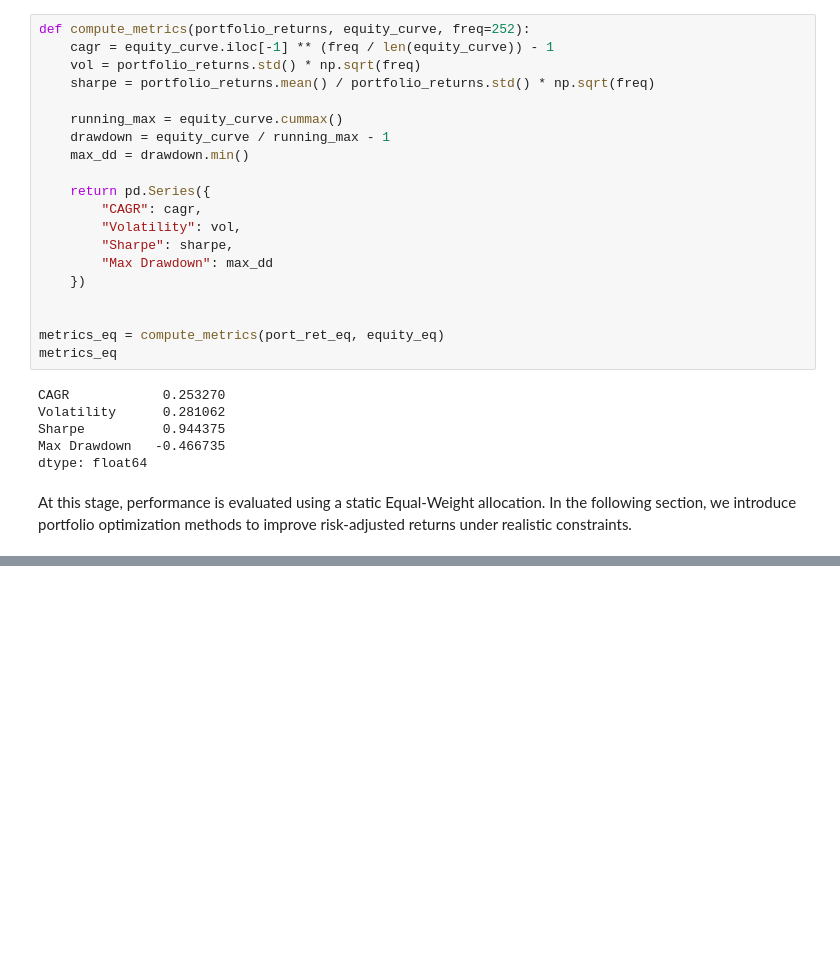
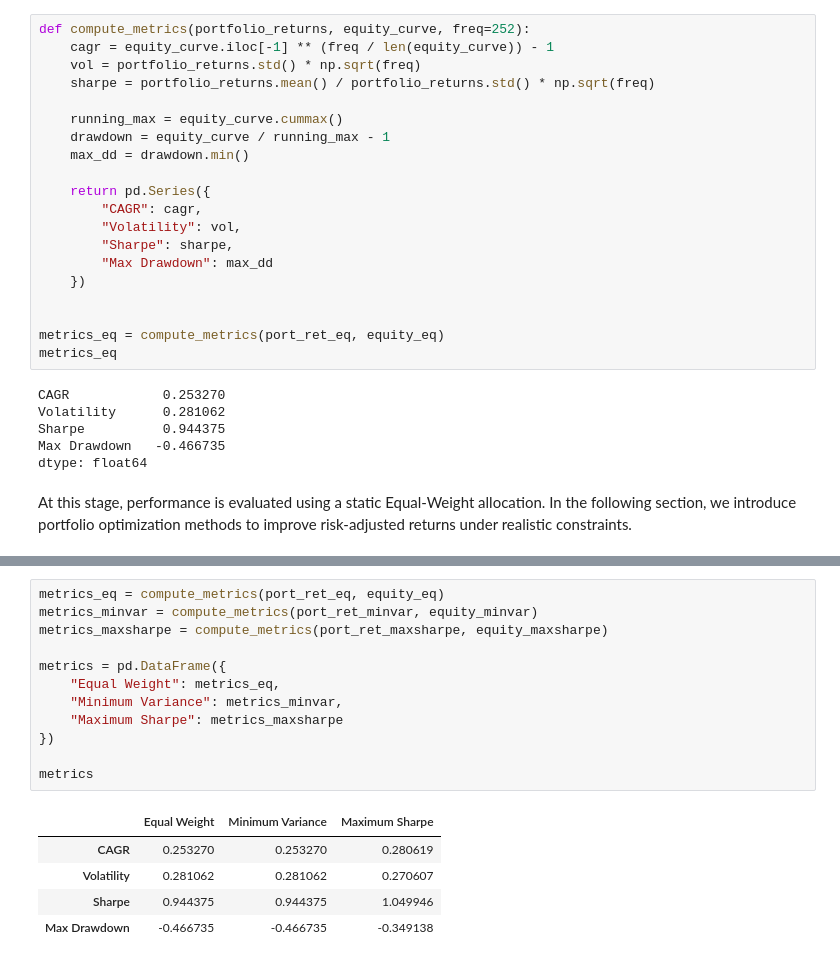
Before and after one commit to Morales-Mathieu/portfolio-optimization-methods, a Jupyter notebook: notebooks/01_portfolio_optimization_walkforward.ipynb, the cells around one changed output, grey strips where cells are left out. Cells and saved outputs as stored; diff of their text form; blank space fills up the shorter version.

```diff
--- a/notebooks/01_portfolio_optimization_walkforward.ipynb
+++ b/notebooks/01_portfolio_optimization_walkforward.ipynb
@@ -135,0 +371,18 @@ risk-adjusted returns under realistic constraints.
+# %%
+metrics_eq = compute_metrics(port_ret_eq, equity_eq)
+metrics_minvar = compute_metrics(port_ret_minvar, equity_minvar)
+metrics_maxsharpe = compute_metrics(port_ret_maxsharpe, equity_maxsharpe)
+
+metrics = pd.DataFrame({
+    "Equal Weight": metrics_eq,
+    "Minimum Variance": metrics_minvar,
+    "Maximum Sharpe": metrics_maxsharpe
+})
+
+metrics
+# %% [output]
+|  | Equal Weight | Minimum Variance | Maximum Sharpe |
+| CAGR | 0.253270 | 0.253270 | 0.280619 |
+| Volatility | 0.281062 | 0.281062 | 0.270607 |
+| Sharpe | 0.944375 | 0.944375 | 1.049946 |
+| Max Drawdown | -0.466735 | -0.466735 | -0.349138 |
```
Also changed, not shown: parts of 11 cells of this notebook, 2 other files.
